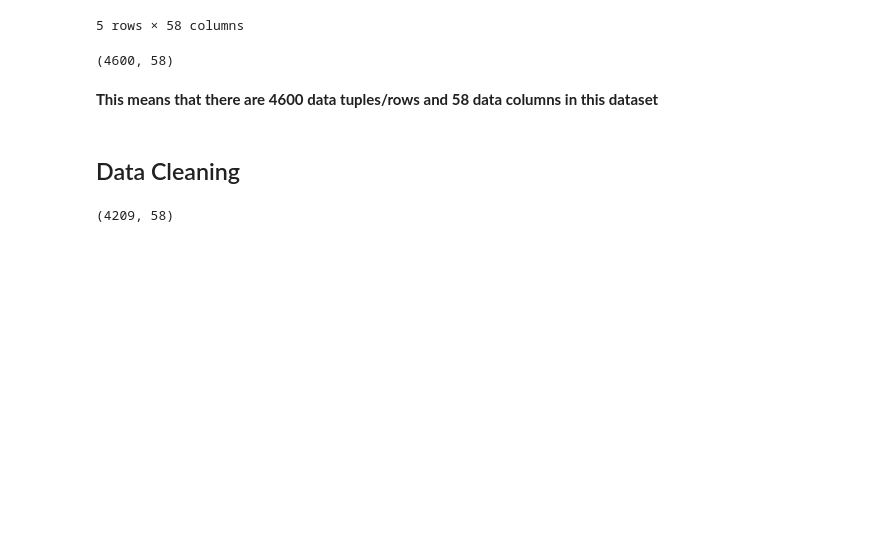
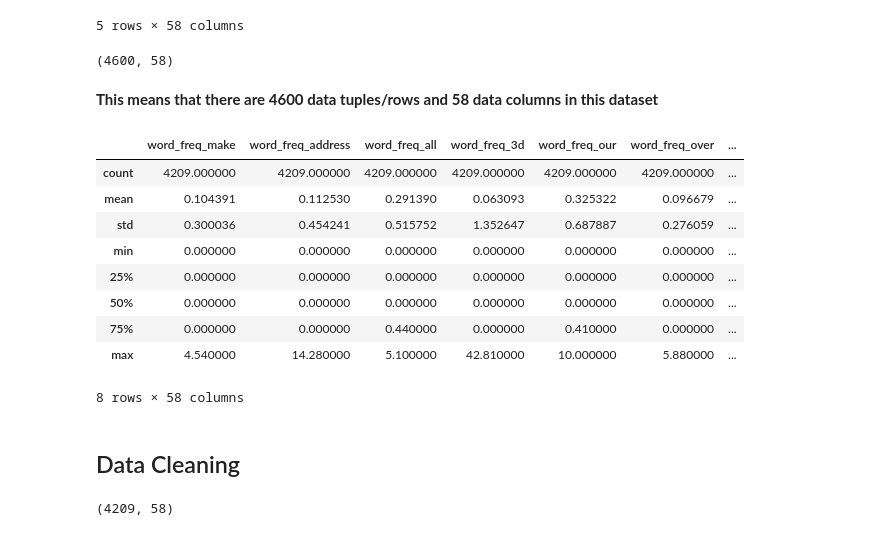
Before and after one commit to KoralegeiKavindya/EmailClassification_MachineLearning_CW, a Jupyter notebook: Coursework_DecisionTree.ipynb, the cells around one changed output. Drawn from its saved outputs; the diff is of its cells as text; code cells hidden in the pictures; blank space fills up the shorter version.

```diff
--- a/Coursework_DecisionTree.ipynb
+++ b/Coursework_DecisionTree.ipynb
@@ -39,6 +39,20 @@ spam_dataset.shape
 (4600, 58)
 # %% [markdown]
 **This means that there are 4600 data tuples/rows and 58 data columns in this dataset**
+# %%
+#To get a Statistical summary of the Dataset
+spam_dataset.describe()
+# %% [output]
+|  | word_freq_make | word_freq_address | word_freq_all | word_freq_3d | word_freq_our | word_freq_over | ... |
+| count | 4209.000000 | 4209.000000 | 4209.000000 | 4209.000000 | 4209.000000 | 4209.000000 | ... |
+| mean | 0.104391 | 0.112530 | 0.291390 | 0.063093 | 0.325322 | 0.096679 | ... |
+| std | 0.300036 | 0.454241 | 0.515752 | 1.352647 | 0.687887 | 0.276059 | ... |
+| min | 0.000000 | 0.000000 | 0.000000 | 0.000000 | 0.000000 | 0.000000 | ... |
+| 25% | 0.000000 | 0.000000 | 0.000000 | 0.000000 | 0.000000 | 0.000000 | ... |
+| 50% | 0.000000 | 0.000000 | 0.000000 | 0.000000 | 0.000000 | 0.000000 | ... |
+| 75% | 0.000000 | 0.000000 | 0.440000 | 0.000000 | 0.410000 | 0.000000 | ... |
+| max | 4.540000 | 14.280000 | 5.100000 | 42.810000 | 10.000000 | 5.880000 | ... |
+8 rows × 58 columns
 # %% [markdown]
 ## Data Cleaning
 # %%
```
Also changed, not shown: 1 other file.
